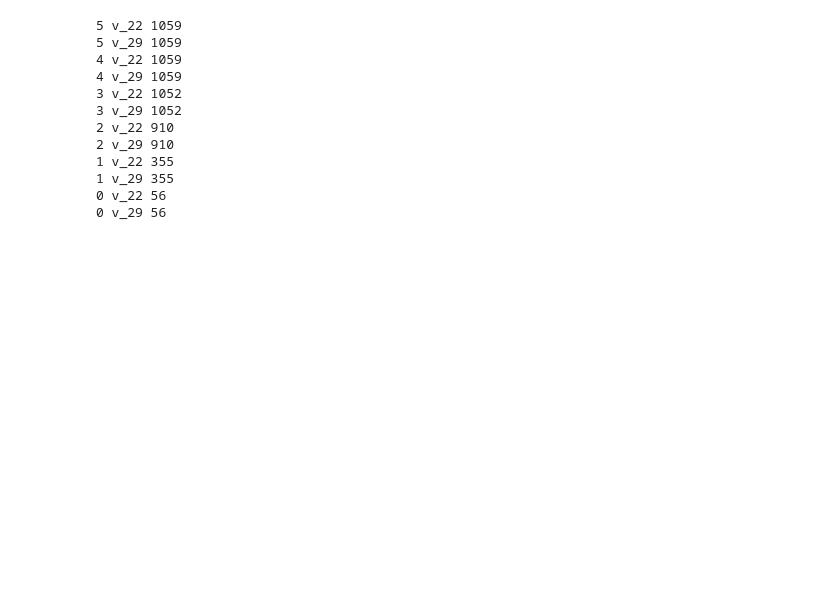
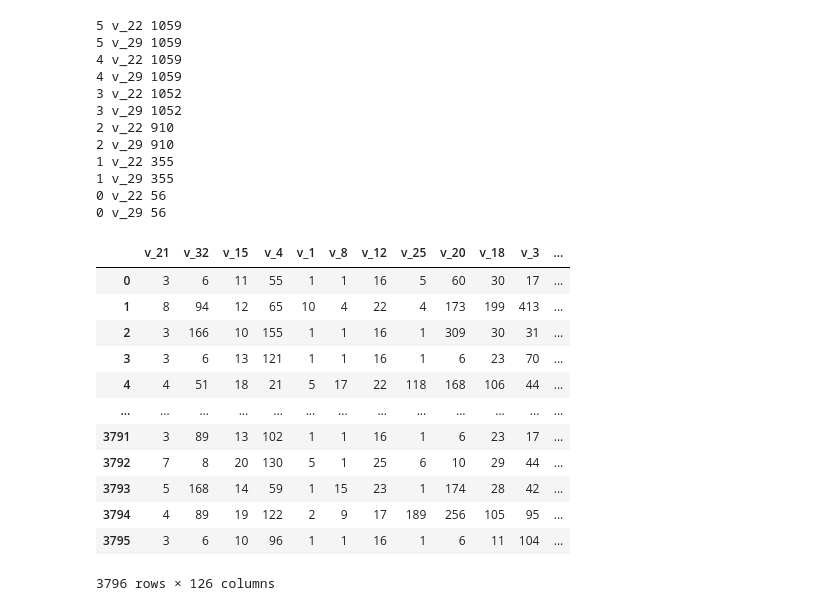
Before and after one commit to risan-raja/sdpiit, a Jupyter notebook: notebooks/EDA_v2.ipynb, the cells around one changed output. Cells and saved outputs as stored; diff of their text form; code cells hidden in the pictures; blank space fills up the shorter version.

```diff
--- a/notebooks/EDA_v2.ipynb
+++ b/notebooks/EDA_v2.ipynb
@@ -1142,3 +1142,39 @@ import pickle
 c_ddf = dict(zip(ordinal,c_df))
 with open('../data/c_ddf.pkl','wb') as fp:
     pickle.dump(c_ddf,fp, protocol=5)
+# %%
+col_ = 'v_33'
+unom_df = pd.DataFrame()
+f = data__[col_].unique()
+f.sort()
+unom_df.index = f
+unom_df[col_+'__oum'] = (np.arange(1,len(f)+1,1)/len(f)) - (1/(2*len(f)))
+unom_df[col_+'__id'] = unom_df.index
+# data__
+# %%
+for idx, col_ in enumerate(ordinal):
+    # col_ = 'v_33'
+    unom_df = pd.DataFrame()
+    f = data__[col_].unique()
+    f.sort()
+    unom_df.index = f
+    unom_df[col_+'__oum'] = (np.arange(1,len(f)+1,1)/len(f)) - (1/(2*len(f)))
+    unom_df[col_+'__id'] = unom_df.index
+    data__ = pd.merge(left=data__,right=unom_df,how='left',left_on=col_,right_on =col_+'__id',)
+    data__.drop([col_+'__id'], axis=1,inplace=True)
+# %%
+data__
+# %% [output]
+|  | v_21 | v_32 | v_15 | v_4 | v_1 | v_8 | v_12 | v_25 | v_20 | v_18 | v_3 | ... |
+| 0 | 3 | 6 | 11 | 55 | 1 | 1 | 16 | 5 | 60 | 30 | 17 | ... |
+| 1 | 8 | 94 | 12 | 65 | 10 | 4 | 22 | 4 | 173 | 199 | 413 | ... |
+| 2 | 3 | 166 | 10 | 155 | 1 | 1 | 16 | 1 | 309 | 30 | 31 | ... |
+| 3 | 3 | 6 | 13 | 121 | 1 | 1 | 16 | 1 | 6 | 23 | 70 | ... |
+| 4 | 4 | 51 | 18 | 21 | 5 | 17 | 22 | 118 | 168 | 106 | 44 | ... |
+| ... | ... | ... | ... | ... | ... | ... | ... | ... | ... | ... | ... | ... |
+| 3791 | 3 | 89 | 13 | 102 | 1 | 1 | 16 | 1 | 6 | 23 | 17 | ... |
+| 3792 | 7 | 8 | 20 | 130 | 5 | 1 | 25 | 6 | 10 | 29 | 44 | ... |
+| 3793 | 5 | 168 | 14 | 59 | 1 | 15 | 23 | 1 | 174 | 28 | 42 | ... |
+| 3794 | 4 | 89 | 19 | 122 | 2 | 9 | 17 | 189 | 256 | 105 | 95 | ... |
+| 3795 | 3 | 6 | 10 | 96 | 1 | 1 | 16 | 1 | 6 | 11 | 104 | ... |
+3796 rows × 126 columns
```
Also changed, not shown: 1 other file.
